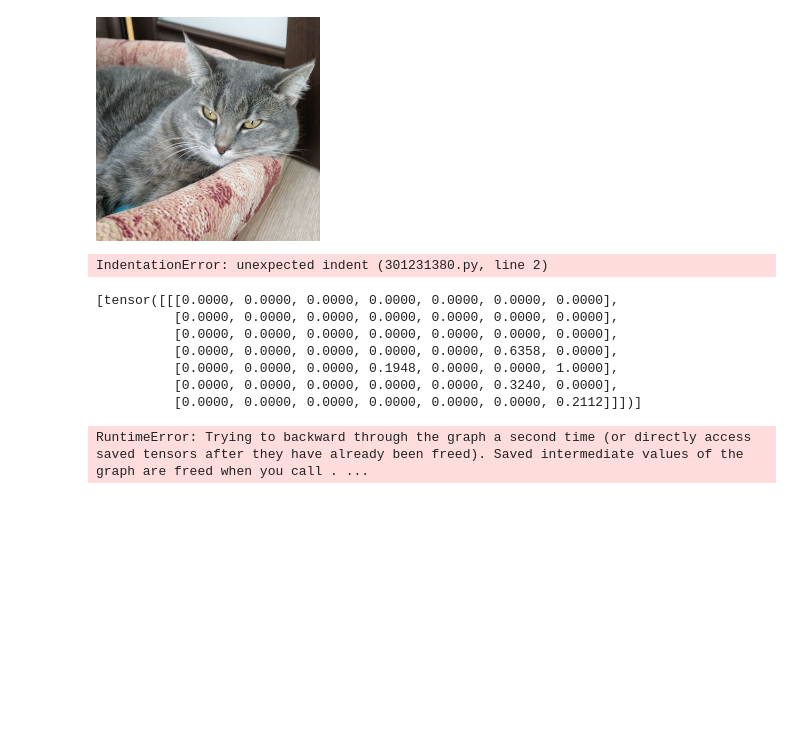
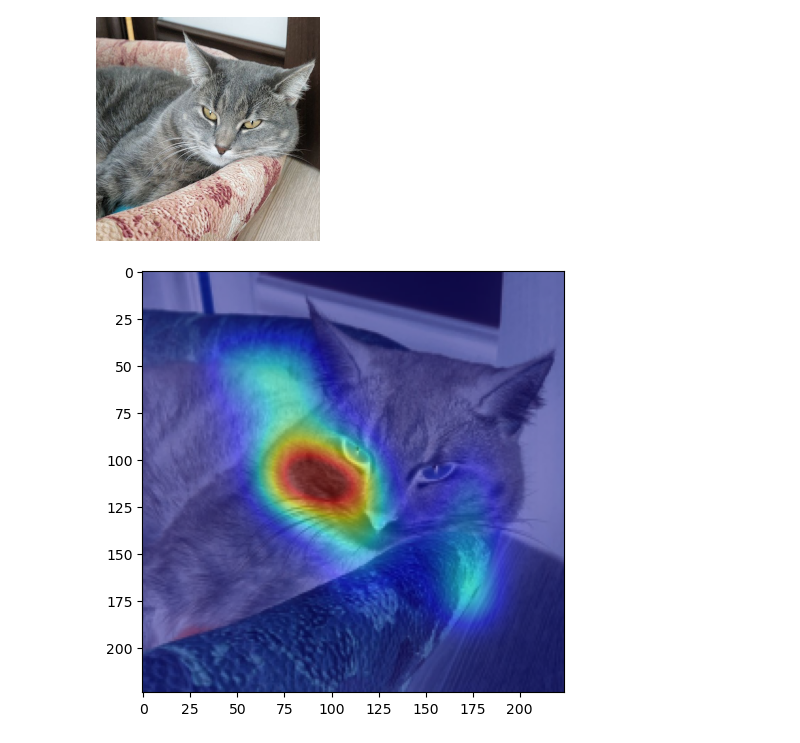
Before and after one commit to MVVladimir/MVVladimir-Coursework_AI_Methods-, a Jupyter notebook: crazy_experiments.ipynb, the cells around one changed output. Cells and saved outputs as stored; diff of their text form; code cells hidden in the pictures; blank space fills up the shorter version.

```diff
--- a/crazy_experiments.ipynb
+++ b/crazy_experiments.ipynb
@@ -23,2 +21,5 @@ from torchcam.methods import GradCAM
 from torchcam.utils import overlay_mask
 from torchvision.transforms.functional import normalize, resize, to_pil_image
+# %%
+model = models.resnet34(weights=models.ResNet34_Weights.DEFAULT)
+model.fc = torch.nn.Linear(in_features=model.fc.in_features, out_features=151)
@@ -25,24 +28,12 @@ from torchvision.transforms.functional import normalize, resize, to_pil_image
 # %%
-cam = GradCAM(model, model.features[7][2].block[0])
+cam = LayerCAM(model, model.layer4[2].conv2)
 # %%
 # with torch.no_grad():
-    out = model(input.unsqueeze(0))
+out = model(input.unsqueeze(0))
-# %% [output]
-IndentationError: unexpected indent (301231380.py, line 2)
-# %%
-cam(out.squeeze(0).argmax().item(), out)
-# %% [output]
-[tensor([[[0.0000, 0.0000, 0.0000, 0.0000, 0.0000, 0.0000, 0.0000],
-          [0.0000, 0.0000, 0.0000, 0.0000, 0.0000, 0.0000, 0.0000],
-          [0.0000, 0.0000, 0.0000, 0.0000, 0.0000, 0.0000, 0.0000],
-          [0.0000, 0.0000, 0.0000, 0.0000, 0.0000, 0.6358, 0.0000],
-          [0.0000, 0.0000, 0.0000, 0.1948, 0.0000, 0.0000, 1.0000],
-          [0.0000, 0.0000, 0.0000, 0.0000, 0.0000, 0.3240, 0.0000],
-          [0.0000, 0.0000, 0.0000, 0.0000, 0.0000, 0.0000, 0.2112]]])]
 # %%
 activation_map = cam(out.squeeze(0).argmax().item(), out)
 result = overlay_mask(to_pil_image(input), to_pil_image(activation_map[0].squeeze(0), mode='F'), alpha=0.5)
 # Display it
-plt.imshow(result); plt.tight_layout(); plt.savefig("./pictures/cat.png"); plt.show()
+plt.imshow(result); plt.tight_layout(); plt.show()
 # %% [output]
-RuntimeError: Trying to backward through the graph a second time (or directly access saved tensors after they have already been freed). Saved intermediate values of the graph are freed when you call . ...
+[figure, added]
```
Also changed, not shown: parts of 3 cells of this notebook, 6 other files.
